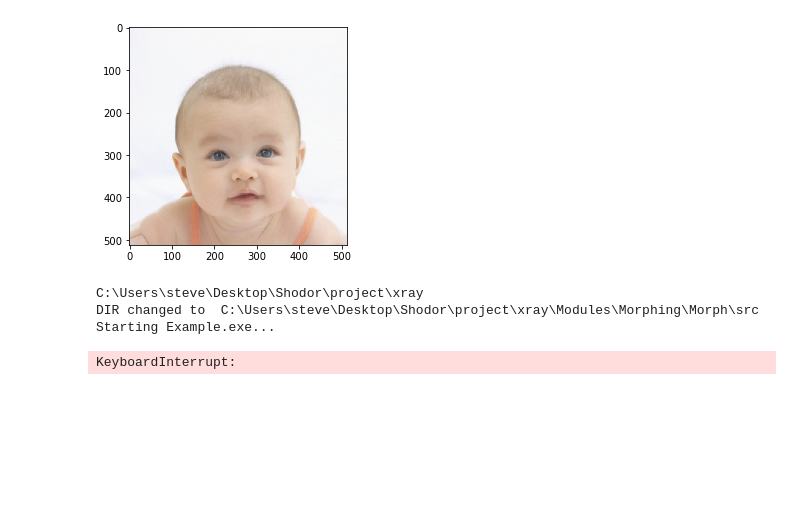
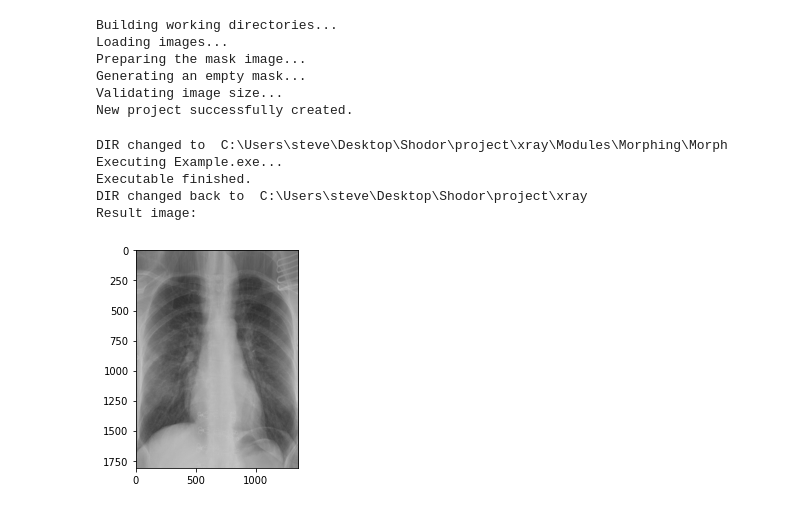
Before and after one commit to JKGu/xray, a Jupyter notebook: MainApp.ipynb, the cells around one changed output. Cells and saved outputs as stored; diff of their text form; code cells hidden in the pictures; blank space fills up the shorter version.

Commit message:
morph module completed

```diff
--- a/MainApp.ipynb
+++ b/MainApp.ipynb
@@ -1,15 +1,21 @@
 # %%
 #Import local modules
 from Modules.Morphing import manage as morph
-# %%
-#morph.build_wrkdir()
-morph.viewOutputImage()
-# %% [output]
-[figure, removed]
+# %%
+morph.build_new_project('C:/Users/steve/Desktop/Shodor/project/xray/Modules/Morphing/sample')
+# %% [output]
+Building working directories...
+Loading images...
+Preparing the mask image...
+Generating an empty mask...
+Validating image size...
+New project successfully created.
 # %%
-morph.run_morph_exe()
+morph.start_project()
 # %% [output]
-C:\Users\steve\Desktop\Shodor\project\xray
-DIR changed to  C:\Users\steve\Desktop\Shodor\project\xray\Modules\Morphing\Morph\src
-Starting Example.exe...
+DIR changed to  C:\Users\steve\Desktop\Shodor\project\xray\Modules\Morphing\Morph
+Executing Example.exe...
+Executable finished.
+DIR changed back to  C:\Users\steve\Desktop\Shodor\project\xray
+Result image:
-KeyboardInterrupt:
+[figure, added]
```
Also changed, not shown: 19 other files.
